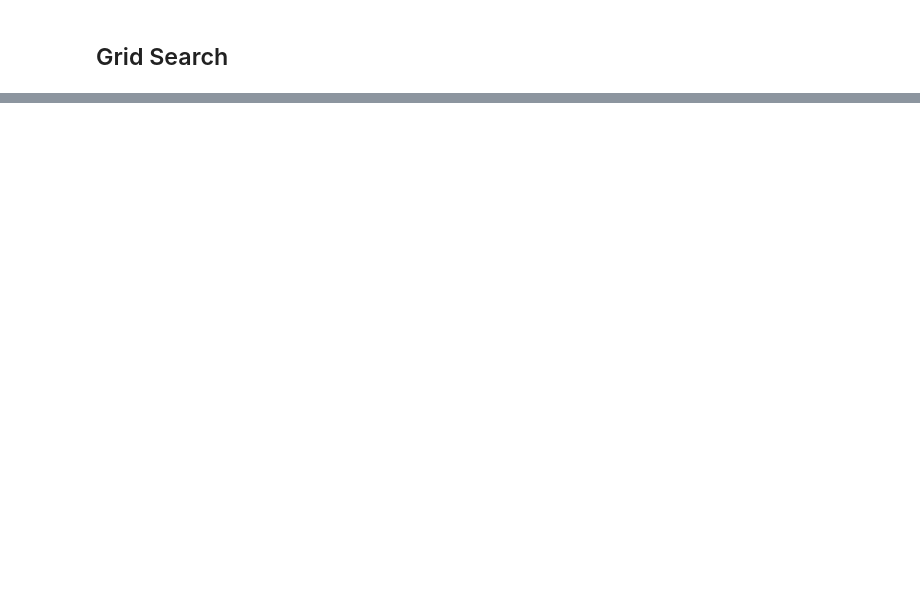
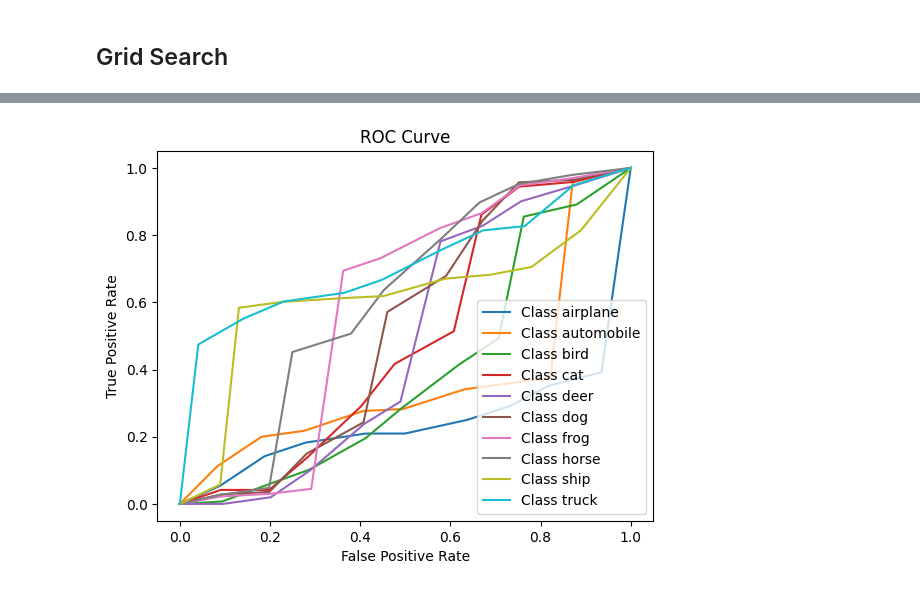
Before and after one commit to SpottedBush/CIFAR_Classif, a Jupyter notebook: CIFAR_Classif/notebooks/demo_cifar_classif.ipynb, the cells around one changed output, grey strips where cells are left out. Cells and saved outputs as stored; diff of their text form; code cells hidden in the pictures; blank space fills up the shorter version.

```diff
--- a/CIFAR_Classif/notebooks/demo_cifar_classif.ipynb
+++ b/CIFAR_Classif/notebooks/demo_cifar_classif.ipynb
@@ -144,0 +200,4 @@ Best parameters: {'C': 0.01}, best score: 0.3458823529411765
+# %%
+plot_roc_curve(y_true, y_pred, labels=labels_meaning)
+# %% [output]
+[figure, added]
```
Also changed, not shown: parts of 17 cells of this notebook, 6 other files.
